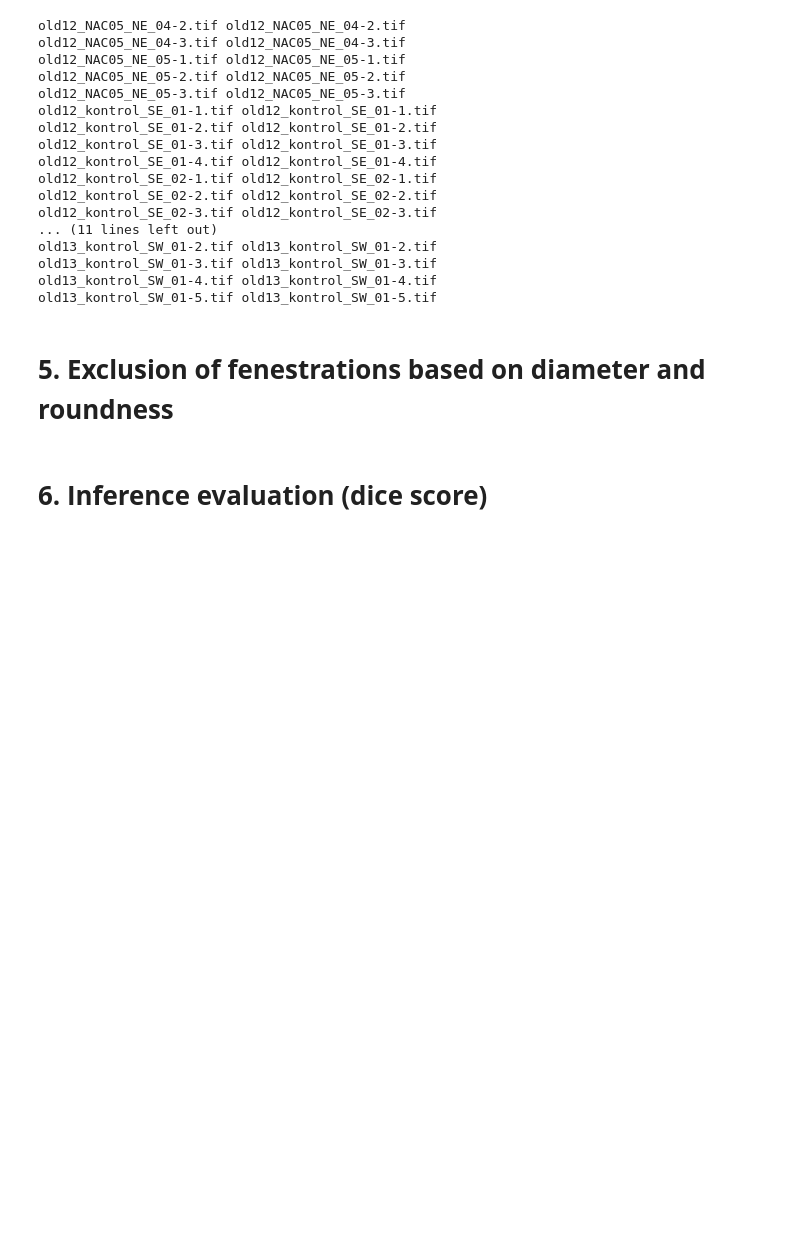
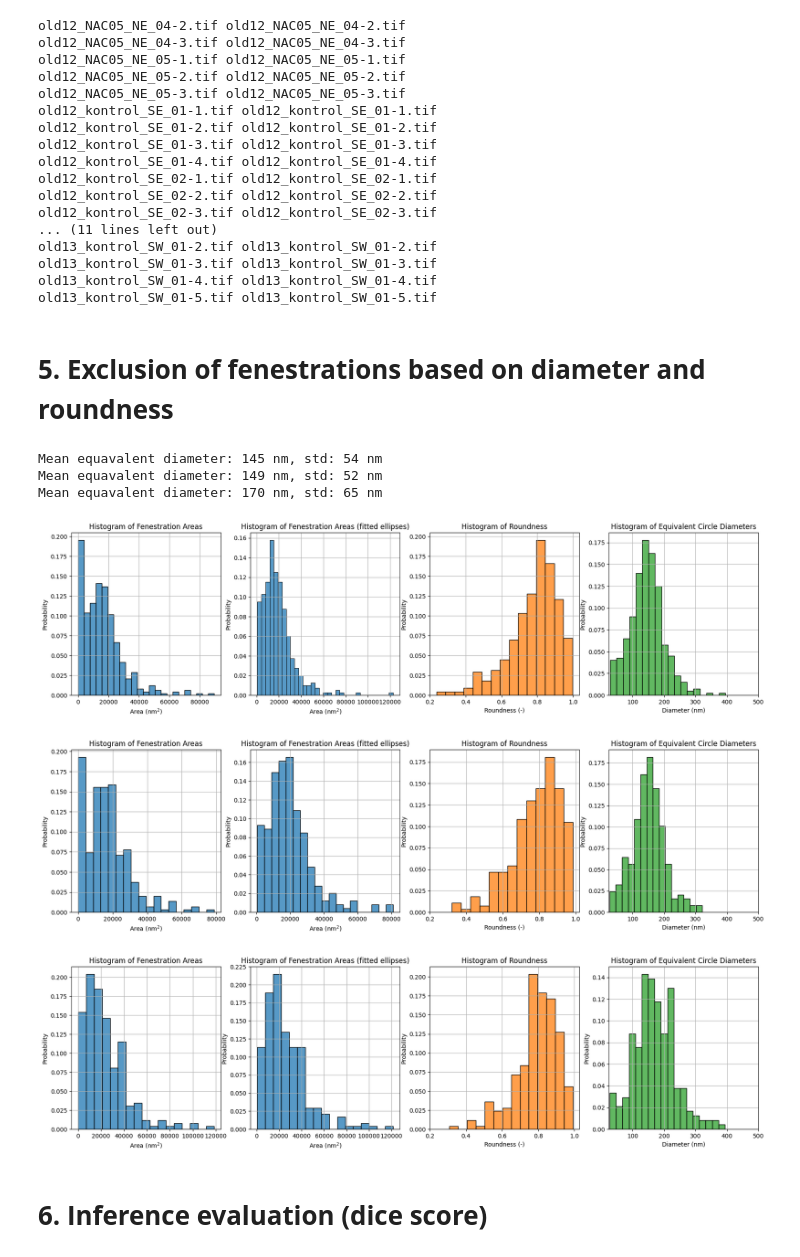
Before and after one commit to marketakvasova/LSEC_segmentation, a Jupyter notebook: automatic_image_segmentation.ipynb, the cells around one changed output. Saved outputs shown, nothing was run; the diff lists cells and outputs as text; code cells hidden in the pictures; blank space fills up the shorter version.

```diff
--- a/automatic_image_segmentation.ipynb
+++ b/automatic_image_segmentation.ipynb
@@ -1587,69 +1606,91 @@ old13_kontrol_SW_01-5.tif old13_kontrol_SW_01-5.tif
 
 #@markdown All fenestration with a smaller or larger diameter than the chosen range will be removed from the crated masks.
 #@markdown (Use dot '.' as the decimal separator, not comma ',').
+
+#@markdown Roundness is computed as minor axis length/major axis length of a fitted ellipse.
 pixel_size_nm = 10.62 #@param {type:"number"}
-min_diameter_nm = 0 #@param {type:"number"}
-max_diameter_nm = 0 #@param {type:"number"}
-min_roundness = 1 # @param {type:"slider", min:0, max:1, step:0.1}
-mask_path = './gdrive/MyDrive/' #@param {type:"string"}
+min_diameter_nm = 25 #@param {type:"number"}
+max_diameter_nm = 500 #@param {type:"number"}
+min_roundness = 0.2 # @param {type:"slider", min:0, max:1, step:0.1}
+mask_path = './gdrive/MyDrive/lsecs/fenestration_seg/patches/fen_min_max_test' #@param {type:"string"}
 #@markdown If this is checked, the old masks will be deleted.
-rewrite_images = True # @param {type:"boolean"}
+rewrite_images = False # @param {type:"boolean"}
 mask_path = mask_path.strip()
 mask_names = sorted([f for f in os.listdir(mask_path) if os.path.isfile(os.path.join(mask_path, f))])
 
 def remove_contour_from_mask(contour, mask):
     # Fill the contour with black pixels
-    cv.drawContours(mask, contour, -1, (0, 0, 0), thickness=cv2.FILLED)
+    cv.drawContours(mask, [contour], -1, 0, thickness=cv.FILLED)
+    return mask
 
 
 def remove_fenestrations(mask_path, min_d, max_d, min_roundness, pixel_size_nm):
     contours = find_fenestration_contours(mask_path)
     fenestration_areas = [cv.contourArea(cnt) * (pixel_size_nm**2) for cnt in contours]
     contour_centers = find_contour_centers(contours)
     ellipses = fit_ellipses(contours, contour_centers)
-
-    # Show image of fitted ellipses
-    # show_fitted_ellipses(image_path, ellipses)
-
     roundness_of_ellipses = []
     equivalent_diameters = []
     fenestration_areas_from_ellipses = []
     mask = cv.imread(mask_path, cv.IMREAD_GRAYSCALE)
+    # cv2_imshow(mask)
+    # show_fitted_ellipses(mask_path, ellipses)
+    min_cont_area_pix = 5
     for contour, ellipse in zip(contours, ellipses):
         center, axes, angle = ellipse
         # center_x, center_y = center
-        major_axis_length, minor_axis_length = axes
+        minor_axis_length, major_axis_length = axes
+        # print(axes)
         roundness = minor_axis_length/major_axis_length
-        roundness_of_ellipses.append(roundness)
+        if roundness >= min_roundness:
+            roundness_of_ellipses.append(roundness)
         # rotation_angle = angle
         diameter = pixel_size_nm * equivalent_circle_diameter(major_axis_length, minor_axis_length)
-        if diameter < min_d or diameter > max_d or roundness < min_roundness:
-            remove_contour_from_mask(contour, mask)
-            print('removing contour')
-        # equivalent_diameters.append(diameter)
-        # fenestration_areas_from_ellipses.append((diameter**2)/4*math.pi)
+        if diameter < min_d or diameter > max_d or roundness < min_roundness or cv.contourArea(contour) < min_cont_area_pix:
+            mask = remove_contour_from_mask(contour, mask)
+        else:
+            equivalent_diameters.append(diameter)
+            fenestration_areas_from_ellipses.append((diameter**2)/4*math.pi)
+    # cv2_imshow(mask)
+    show_statistics(fenestration_areas, fenestration_areas_from_ellipses, roundness_of_ellipses, equivalent_diameters, min_roundness, min_diameter_nm, max_diameter_nm)
+    equivalent_diameters = np.array(equivalent_diameters)
+    mean = int(np.mean(equivalent_diameters) + 0.5) # This is how to round numbers in python...
+    std = int(np.std(equivalent_diameters) + 0.5)
+    print(f"Mean equavalent diameter: {mean} nm, std: {std} nm ")
+    return mask
 
-    # show_statistics(fenestration_areas, fenestration_areas_from_ellipses, roundness_of_ellipses, equivalent_diameters)
 
+#TODO: ukazat statistiky pro celou slozku obrazku
 
 if not rewrite_images:
     new_mask_path = os.path.join(mask_path, 'edited_masks')
-    os.makedirs(new_mask_path)
+    os.makedirs(new_mask_path, exist_ok=True)
 else:
     new_mask_path = mask_path
-
+# print(new_mask_path)
 for mask_name in mask_names:
-    mask_path = os.path.join(mask_names, mask_name)
-    mask = cv.imread(mask_path, cv.IMREAD_GRAYSCALE)
-    edited_mask = remove_fenestrations(mask_path, min_diameter_nm, max_diameter_nm, roundness, pixel_size_nm)
-    cv.imwrite(new_mask_path, mask)
+    # print(mask_name)
+    mask_path_full = os.path.join(mask_path, mask_name)
+    # print(mask_path)
+    # mask = cv.imread(mask_path, cv.IMREAD_GRAYSCALE)
+    edited_mask = remove_fenestrations(mask_path_full, min_diameter_nm, max_diameter_nm, min_roundness, pixel_size_nm)
+    # print(os.path.join(new_mask_path, mask_name))
+    cv.imwrite(os.path.join(new_mask_path, mask_name), edited_mask)
+    # cv.imwrite(os.path.join(new_mask_path, mask_name), mask)
 
 
 
 
-# Display the number of circles and their fitted ellipses
-print("Number of fenestrations:", len(contours))
-print("Number of fitted ellipses:", len(ellipses))
+## Display the number of circles and their fitted ellipses
+# print("Number of fenestrations:", len(contours))
+# print("Number of fitted ellipses:", len(ellipses))
+# %% [output]
+Mean equavalent diameter: 145 nm, std: 54 nm
+Mean equavalent diameter: 149 nm, std: 52 nm
+Mean equavalent diameter: 170 nm, std: 65 nm
+[figure, added]
+[figure, added]
+[figure, added]
 # %% [markdown]
 # **6. Inference evaluation (dice score)**
 # %%
```
Also changed, not shown: parts of 3 cells of this notebook.
